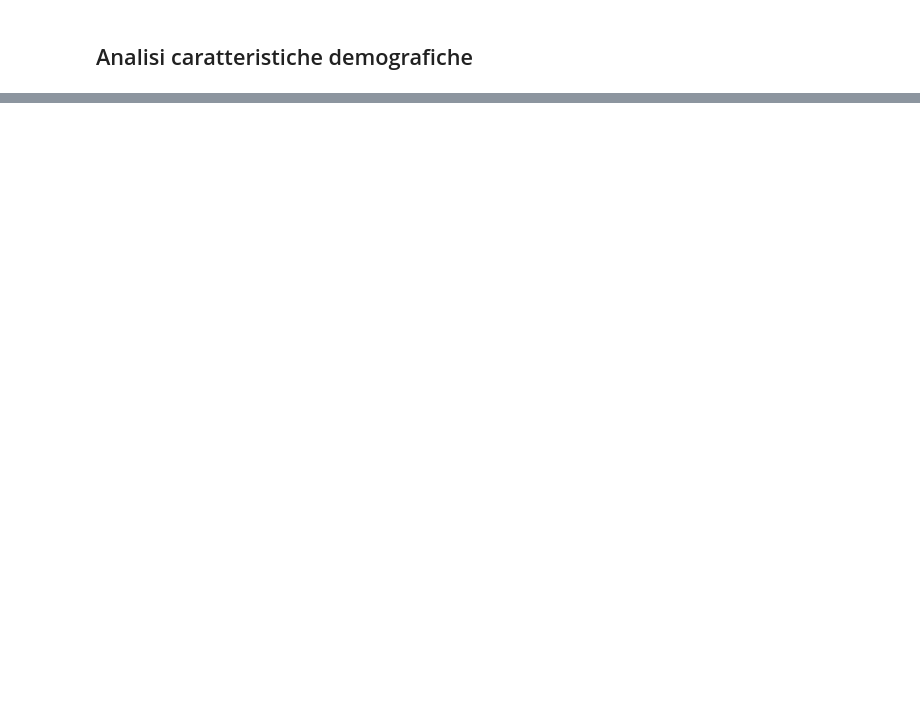
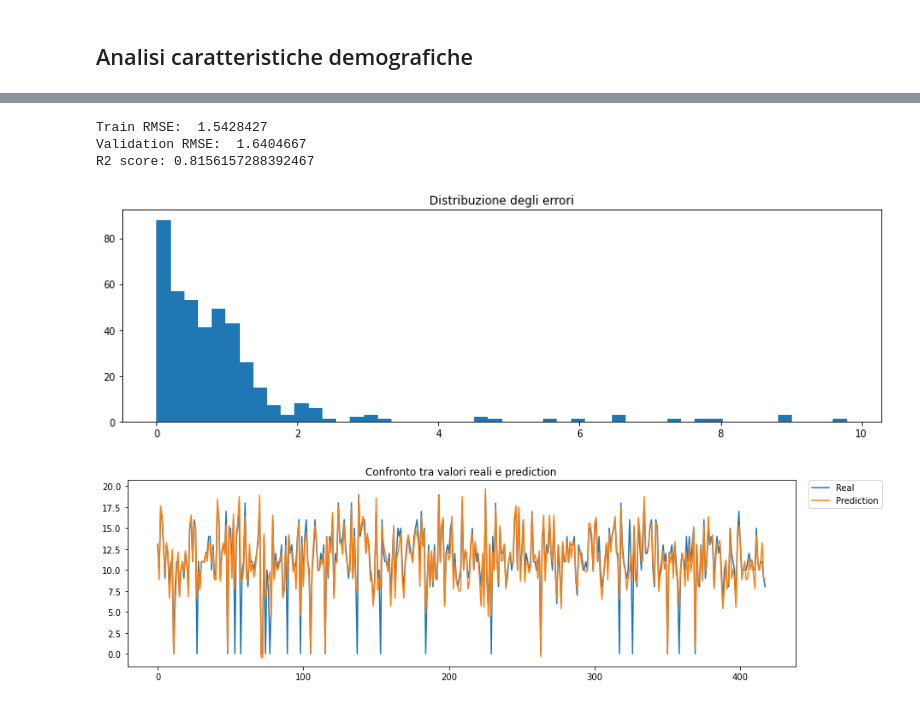
Before and after one commit to aleksandarstojkovski/SUPSI_Machine_Learning, a Jupyter notebook: students.ipynb, the cells around one changed output, grey strips where cells are left out. Cells and saved outputs as stored; diff of their text form; code cells hidden in the pictures; blank space fills up the shorter version.

```diff
--- a/students.ipynb
+++ b/students.ipynb
@@ -180,0 +279,3 @@ plt.show()
+# %%
+valid_portion = 0.4
+train_x, validation_x, train_y, validation_y = train_test_split(data_x, data_y, test_size=valid_portion, random_state=1)
@@ -180,0 +287,41 @@ plt.show()
+# %%
+# Addestramento di un LinearRegression
+lin_reg = LinearRegression()
+lin_reg.fit(train_x, train_y)
+
+# Ottenimento delle predizioni
+train_y_predicted = lin_reg.predict(train_x)
+
+# Calcolo del RMSE
+rmse = np.sqrt(mean_squared_error(train_y, train_y_predicted))
+print('Train RMSE: ', rmse)
+
+# Ottenimento delle predizioni (validation) e calcolo RMSE
+validation_y_predicted = lin_reg.predict(validation_x)
+rmse = np.sqrt(mean_squared_error(validation_y, validation_y_predicted))
+print('Validation RMSE: ', rmse)
+
+print('R2 score:', lin_reg.score(validation_x, validation_y))
+# %% [output]
+Train RMSE:  1.5428427
+Validation RMSE:  1.6404667
+R2 score: 0.8156157288392467
+# %%
+# Calcola l'errore come scostamento delle predizioni dal valore reale
+errors = np.abs(validation_y - validation_y_predicted)
+
+plt.figure(figsize=(14, 4))
+plt.title("Distribuzione degli errori")
+plt.hist(x = errors, bins=50)
+plt.show()
+
+# Visualizza l'andamento reale e quello predetto
+plt.figure(figsize=(14, 4))
+plt.title("Confronto tra valori reali e prediction")
+plt.plot(validation_y[0:1000], label='Real')
+plt.plot(validation_y_predicted[0:1000], label='Prediction')
+plt.legend(bbox_to_anchor=(1.02, 1), loc='upper left', borderaxespad=0.)
+plt.show()
+# %% [output]
+[figure, added]
+[figure, added]
```
Also changed, not shown: parts of 18 cells of this notebook.
